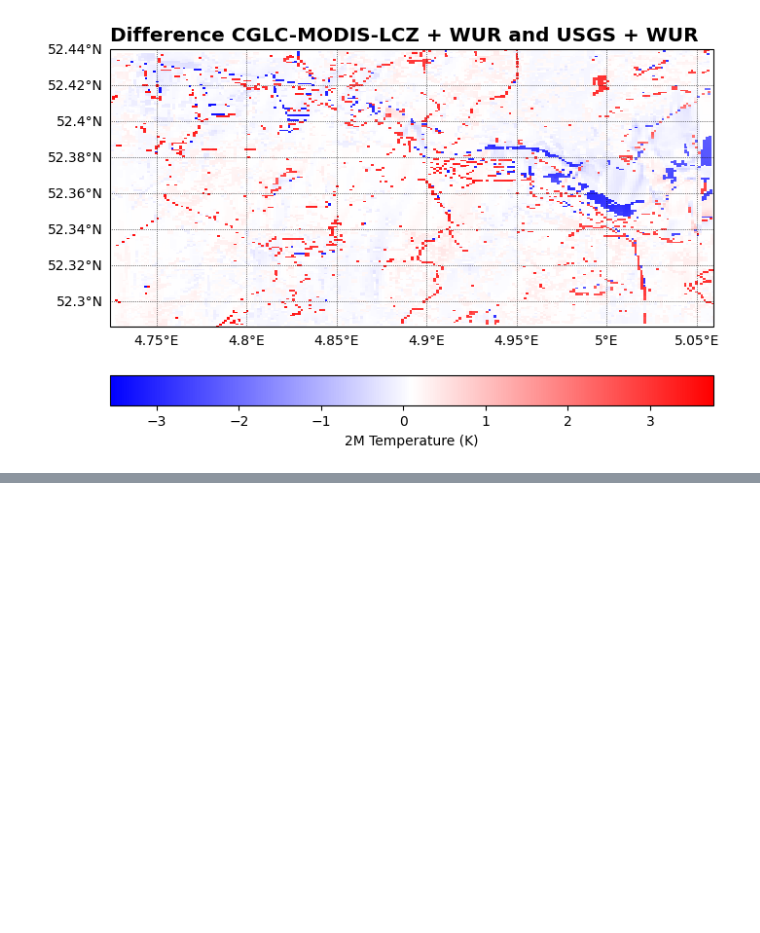
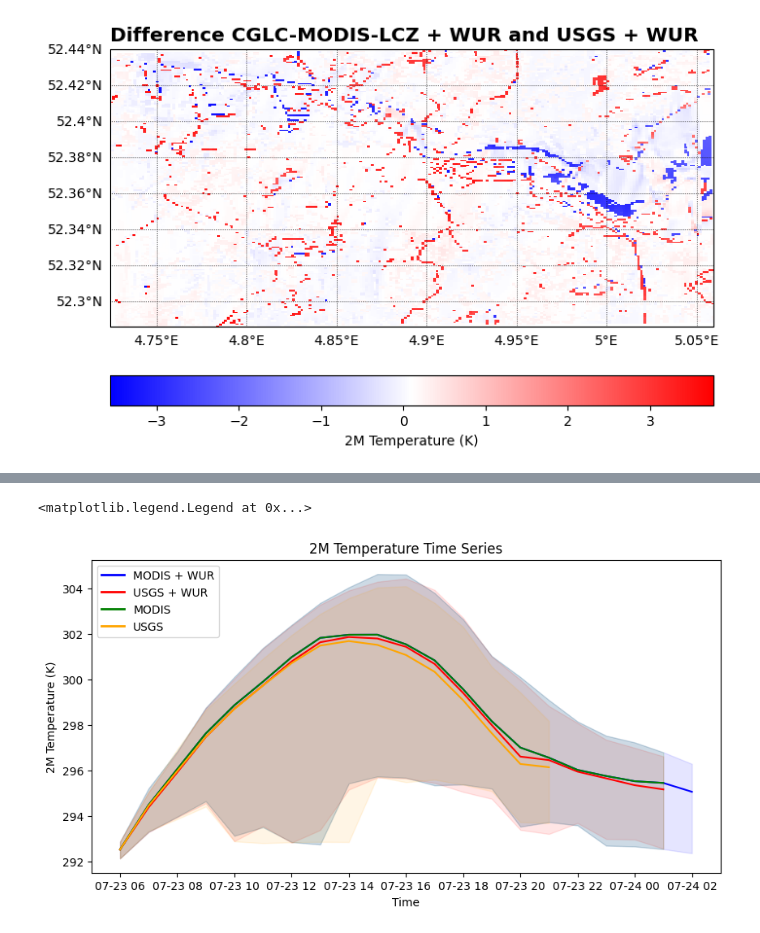
Before and after one commit to Urban-M4/snakemake-wrf, a Jupyter notebook: plot_output_files.ipynb, the cells around one changed output, grey strips where cells are left out. Drawn from its saved outputs; the diff is of its cells as text; code cells hidden in the pictures; blank space fills up the shorter version.

```diff
--- a/plot_output_files.ipynb
+++ b/plot_output_files.ipynb
@@ -218,0 +300,18 @@ cbar = fig.colorbar(ct1, orientation='horizontal', fraction=0.09, pad=0.08, labe
+# %%
+from matplotlib.lines import Line2D
+
+means = wur_lcz_var.mean(dim=("west_east","south_north"))
+mins = wur_lcz_var.min(dim=("west_east","south_north"))
+maxs = wur_lcz_var.max(dim=("west_east","south_north"))
+
+means_wur = wur_var.mean(dim=("west_east","south_north"))
+mins_wur = wur_var.min(dim=("west_east","south_north"))
+maxs_wur = wur_var.max(dim=("west_east","south_north"))
+
+means_modis = modis_var.mean(dim=("west_east","south_north"))
+mins_modis = modis_var.min(dim=("west_east","south_north"))
+maxs_modis = modis_var.max(dim=("west_east","south_north"))
+
+means_usgs = usgs_var.mean(dim=("west_east","south_north"))
+mins_usgs = usgs_var.min(dim=("west_east","south_north"))
+maxs_usgs = usgs_var.max(dim=("west_east","south_north"))
@@ -218,0 +337,27 @@ cbar = fig.colorbar(ct1, orientation='horizontal', fraction=0.09, pad=0.08, labe
+# %%
+fig2, ax2 = plt.subplots(figsize=(10, 5))
+lines = ax2.plot(means.time.values, means, linestyle='-', color='blue', linewidth=1.5)
+ax2.fill_between(means.time.values, mins, maxs, alpha=0.1, color='blue')
+
+lines = ax2.plot(means_wur.time.values, means_wur, linestyle='-', color='red', linewidth=1.5)
+ax2.fill_between(means_wur.time.values, mins_wur, maxs_wur, alpha=0.1, color='red')
+
+lines = ax2.plot(means_modis.time.values, means_modis, linestyle='-', color='green', linewidth=1.5)
+ax2.fill_between(means_modis.time.values, mins_modis, maxs_modis, alpha=0.1, color='green')
+
+lines = ax2.plot(means_usgs.time.values, means_usgs, linestyle='-', color='orange', linewidth=1.5)
+ax2.fill_between(means_usgs.time.values, mins_usgs, maxs_usgs, alpha=0.1, color='orange')
+
+ax2.set_xlabel('Time')
+ax2.set_ylabel('2M Temperature (K)')
+plt.title('2M Temperature Time Series')
+
+# Add legend
+legend_elements = [Line2D([0], [0], linestyle='-', color='blue', lw=2, label='MODIS + WUR'),
+                   Line2D([0], [0], linestyle='-', color='red', lw=2, label='USGS + WUR'),
+                   Line2D([0], [0], linestyle='-', color='green', lw=2, label='MODIS'),
+                   Line2D([0], [0], linestyle='-', color='orange', lw=2, label='USGS')]
+ax2.legend(handles=legend_elements, loc='upper left')
+# %% [output]
+<matplotlib.legend.Legend at 0x...>
+[figure, added]
```
Also changed, not shown: parts of 9 cells of this notebook.
